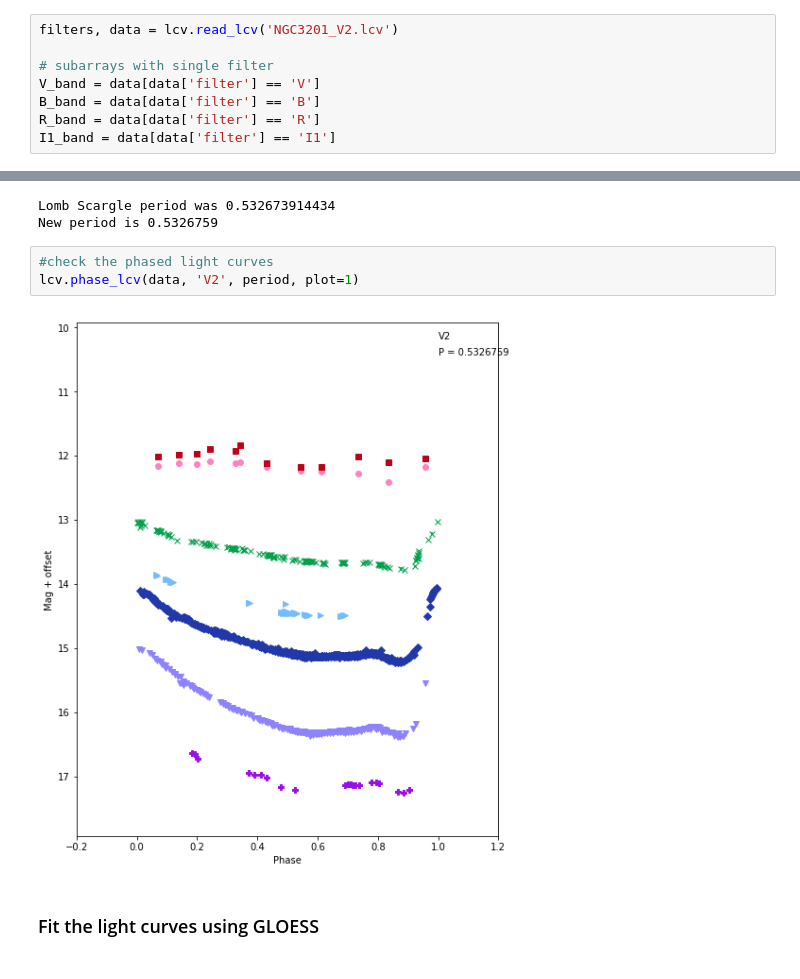
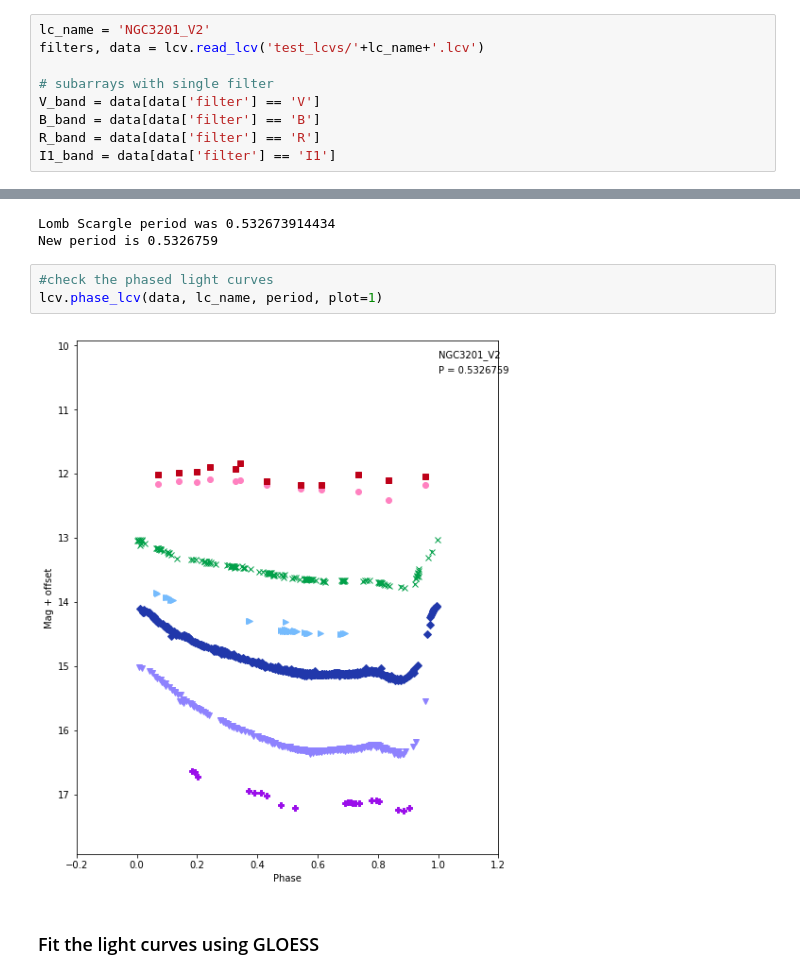
Before and after one commit to jrneeley/Light-Curve-Fitting, a Jupyter notebook: LCV-fitting-example.ipynb, the cells around one changed output, grey strips where cells are left out. Drawn from its saved outputs; the diff is of its cells as text.

```diff
--- a/LCV-fitting-example.ipynb
+++ b/LCV-fitting-example.ipynb
@@ -8,7 +8,8 @@ import numpy as np
 # %% [markdown]
 ### Read in star data
 # %%
-filters, data = lcv.read_lcv('NGC3201_V2.lcv')
+lc_name = 'NGC3201_V2'
+filters, data = lcv.read_lcv('test_lcvs/'+lc_name+'.lcv')
 
 # subarrays with single filter
 V_band = data[data['filter'] == 'V']
@@ -41,9 +42,9 @@ Lomb Scargle period was 0.532673914434
 New period is 0.5326759
 # %%
 #check the phased light curves
-lcv.phase_lcv(data, 'V2', period, plot=1)
+lcv.phase_lcv(data, lc_name, period, plot=1)
 # %% [output]
-[figure, old version]
+[figure, new version]
 # %% [markdown]
 ### Fit the light curves using GLOESS
 # %%
```
Also changed, not shown: parts of 1 cell of this notebook, 5 other files.
